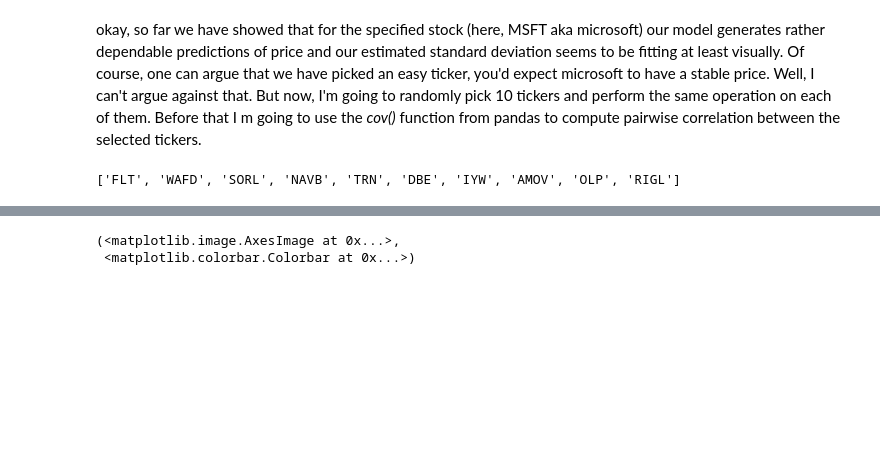
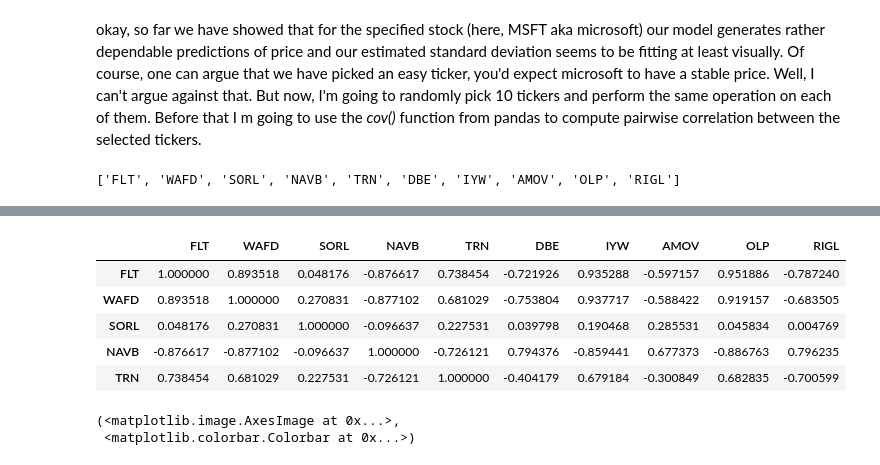
Before and after one commit to armenabnousi/smartr, a Jupyter notebook: smartr.ipynb, the cells around one changed output, grey strips where cells are left out. Saved outputs shown, nothing was run; the diff lists cells and outputs as text; code cells hidden in the pictures; blank space fills up the shorter version.

```diff
--- a/smartr.ipynb
+++ b/smartr.ipynb
@@ -246,3 +238,12 @@ corels = d_select.corr()
+# %%
+corels.head()
+# %% [output]
+|  | FLT | WAFD | SORL | NAVB | TRN | DBE | IYW | AMOV | OLP | RIGL |
+| FLT | 1.000000 | 0.893518 | 0.048176 | -0.876617 | 0.738454 | -0.721926 | 0.935288 | -0.597157 | 0.951886 | -0.787240 |
+| WAFD | 0.893518 | 1.000000 | 0.270831 | -0.877102 | 0.681029 | -0.753804 | 0.937717 | -0.588422 | 0.919157 | -0.683505 |
+| SORL | 0.048176 | 0.270831 | 1.000000 | -0.096637 | 0.227531 | 0.039798 | 0.190468 | 0.285531 | 0.045834 | 0.004769 |
+| NAVB | -0.876617 | -0.877102 | -0.096637 | 1.000000 | -0.726121 | 0.794376 | -0.859441 | 0.677373 | -0.886763 | 0.796235 |
+| TRN | 0.738454 | 0.681029 | 0.227531 | -0.726121 | 1.000000 | -0.404179 | 0.679184 | -0.300849 | 0.682835 | -0.700599 |
 # %%
 corels_matrix = np.array(corels)
 heatmap(corels_matrix, corels.columns.values, corels.columns.values, cbarlabel = "correlation")
```
Also changed, not shown: parts of 18 cells of this notebook.
